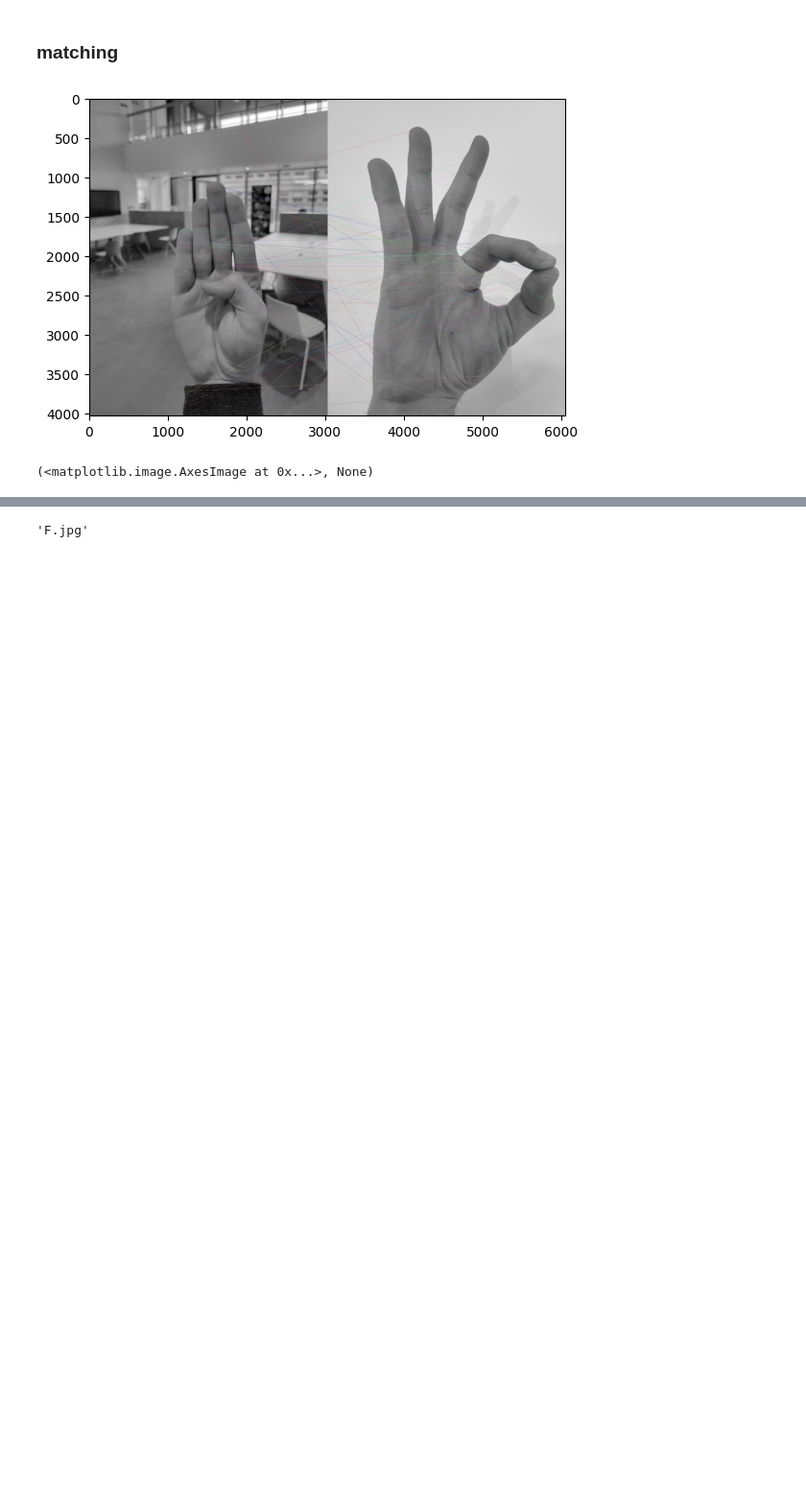
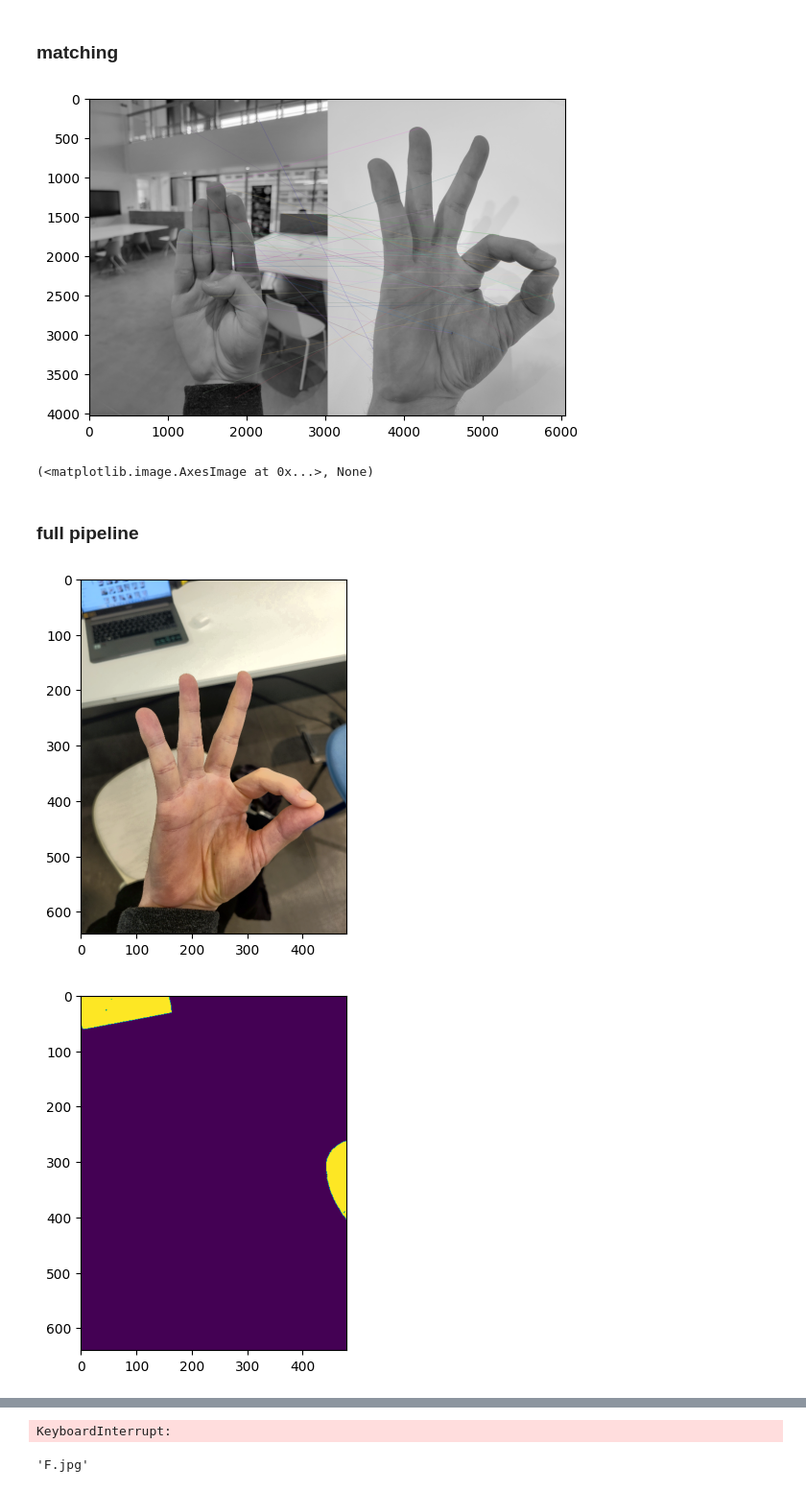
Before and after one commit to MatthiasPicard/projet-vision-cs, a Jupyter notebook: test_segmentation.ipynb, the cells around one changed output, grey strips where cells are left out. Shown at 96% size. Saved outputs shown, nothing was run; the diff lists cells and outputs as text; code cells hidden in the pictures; blank space fills up the shorter version.

Commit message:
feat: :sparkles: create a full protype pipeline function

```diff
--- a/test_segmentation.ipynb
+++ b/test_segmentation.ipynb
@@ -83,10 +117,9 @@ img2 = cv2.cvtColor(img2, cv2.COLOR_BGR2GRAY)
 sift = cv2.SIFT_create()
 
 
-keypoints_1, descriptors_1 = sift.detectAndCompute(img1,None)
-keypoints_2, descriptors_2 = sift.detectAndCompute(img2,None)
+keypoints_1, descriptors_1 = sift.detectAndCompute(img1,mask=skinMask)
+keypoints_2, descriptors_2 = sift.detectAndCompute(img2,mask=skinMask)
 
-#feature matching
 bf = cv2.BFMatcher(crossCheck=True)
 
 matches = bf.match(descriptors_1,descriptors_2)
@@ -98,24 +131,49 @@ plt.imshow(img3),plt.show()
 [figure]
 (<matplotlib.image.AxesImage at 0x...>, None)
 # %%
-def classify(img_path,labels_directory):
+def classify(img,labels_directory,mask_1):
 
     liste_len_matching = {}
     sift = cv2.SIFT_create() # we could also use ORB but I dont think it work better
     bf = cv2.BFMatcher(crossCheck=True) # we can specify another norm than L2
 
-
-    img = cv2.imread(img_path)
     img = cv2.cvtColor(img, cv2.COLOR_BGR2GRAY)
-    keypoints_1, descriptors_1 = sift.detectAndCompute(img,None)
+    keypoints_1, descriptors_1 = sift.detectAndCompute(img,mask=mask_1)
 
     for filename in os.listdir(labels_directory):
         img_path = os.path.join(labels_directory, filename)
         img_label = cv2.imread(img_path)
         img_label = cv2.cvtColor(img_label, cv2.COLOR_BGR2GRAY)
-        keypoints_2, descriptors_2 = sift.detectAndCompute(img_label,None)
-        liste_len_matching[filename] = len(bf.match(descriptors_1,descriptors_2))
+        keypoints_2, descriptors_2 = sift.detectAndCompute(img_label,mask=None)
+        matches = bf.match(descriptors_1,descriptors_2)
+        liste_len_matching[filename] = len(matches)
+
+        matches = sorted(matches, key = lambda x:x.distance)
+        img3 = cv2.drawMatches(img1, keypoints_1, img2, keypoints_2, matches[:50], img2, flags=2)
+        plt.imshow(img3),plt.show()
+
     chosen = max(liste_len_matching, key=lambda k: liste_len_matching[k])
     return chosen, liste_len_matching
 # %%
 chosen,liste_len_matching = classify('data/F_real.jpg','data/labels/')
+# %% [markdown]
+### full pipeline
+# %%
+def full_pipeline(img_path,labels_directory,max_size_value):
+    img = cv2.imread(img_path)
+    resized_image = resize_to_max(img,max_size_value)
+    equalized_image = equalize(resized_image)
+    plt.imshow(equalized_image)
+    plt.show()
+    skin_mask = createSkinMask(equalized_image)
+    plt.imshow(skin_mask)
+    plt.show()
+    chosen,liste_len_matching = classify(equalized_image,labels_directory,skin_mask)
+    return chosen,liste_len_matching
+
+
+
+chosen,liste_len_matching = full_pipeline('data/F_real.jpg','data/labels/',max_size_value=640)
+# %% [output]
+[figure, added]
+[figure, added]
@@ -122,3 +183,4 @@ chosen,liste_len_matching = classify('data/F_real.jpg','data/labels/')
+KeyboardInterrupt:
 # %%
 chosen
 # %% [output]
```
Also changed, not shown: parts of 4 cells of this notebook.
